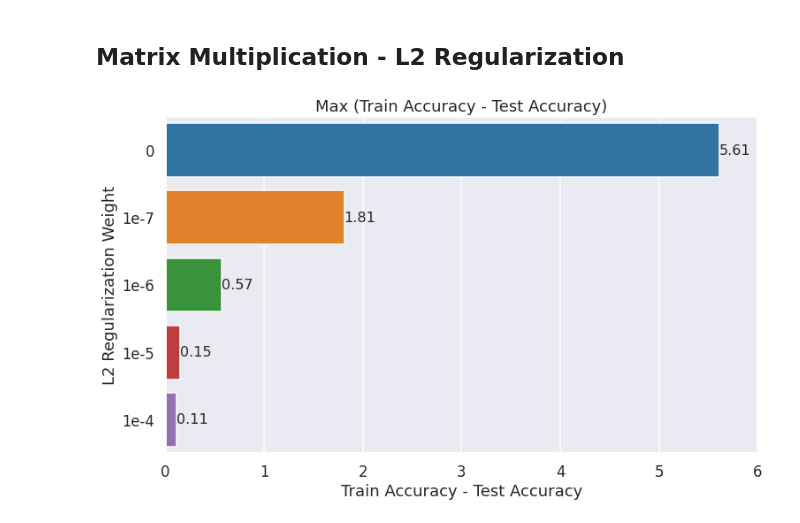
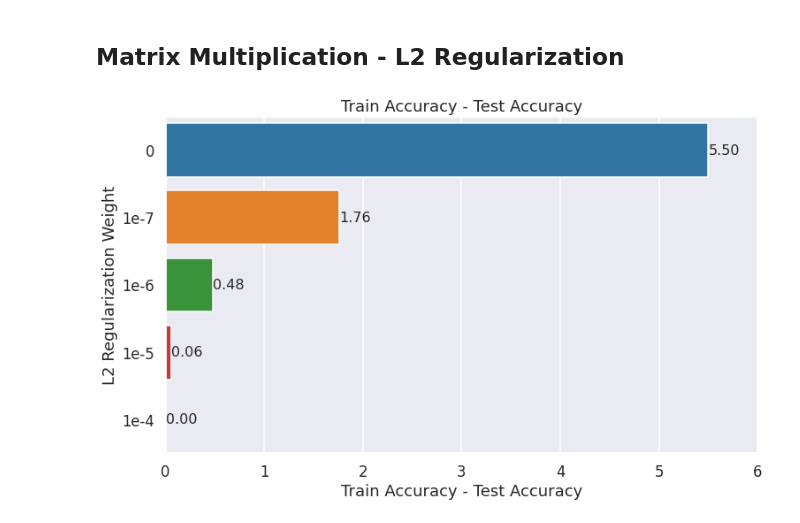
Before and after one commit to hardikp/movielens, a Jupyter notebook: logs/plot_datapoints.ipynb, the cells around one changed output. Cells and saved outputs as stored; diff of their text form; code cells hidden in the pictures.

Commit message:
Add new training runs and updated analysis notebook

```diff
--- a/logs/plot_datapoints.ipynb
+++ b/logs/plot_datapoints.ipynb
@@ -30,8 +30,10 @@ class Logs(object):
         return max(accuracies)
 
     def max_accuracy_diff(self):
-        diffs = [d.train_accuracy - d.test_accuracy for d in self.data]
-        return max(diffs)
+        """(Train Accuracy - Test Accuracy) when the test accuracy is highest"""
+        max_acc = self.max_test_accuracy()
+        diffs = [d.train_accuracy - d.test_accuracy for d in self.data if d.test_accuracy == max_acc]
+        return max(min(diffs), 0.0)
 
 
 
@@ -89,9 +91,10 @@ files = {
     'mf_50_512_0.001_128_0.0001_True': 'mf/mf_50_512_0.001_128_0.0001_True.txt',
 
     # With Genre + Year information
-    'mf_side_features_50_512_0.001_128_0.0': 'mf/mf_side_features_50_512_0.001_128_0.0.txt',
-    'mf_side_features_50_512_0.001_128_1e-7': 'mf/mf_side_features_50_512_0.001_128_1e-07.txt',
-    'mf_side_features_50_512_0.001_128_1e-6': 'mf/mf_side_features_50_512_0.001_128_1e-06.txt',
+    'mf_side_features_50_512_0.001_128_1e-06_True_False': 'mf/mf_side_features_50_512_0.001_128_1e-06_True_False.txt',
+    'mf_side_features_50_512_0.001_128_1e-05_True_False': 'mf/mf_side_features_50_512_0.001_128_1e-05_True_False.txt',
+    'mf_side_features_50_512_0.001_128_1e-06_True_True': 'mf/mf_side_features_50_512_0.001_128_1e-06_True_True.txt',
+    'mf_side_features_50_512_0.001_128_1e-05_True_True': 'mf/mf_side_features_50_512_0.001_128_1e-05_True_True.txt',
 }
 # %%
 def plot_multiple_epochs(labels, file_keys, epoch_offset, plot_label, plot_title):
@@ -214,13 +217,13 @@ plot_multiple_epochs(labels, file_keys, 0, 'learning_rate', 'Matrix Factorizatio
 # %%
 labels = ['0', '1e-7', '1e-6', '1e-5', '1e-4']
 file_keys = [
     'mf_50_512_0.001_128_0.0_False',
     'mf_50_512_0.001_128_1e-7_False',
     'mf_50_512_0.001_128_1e-6_False',
     'mf_50_512_0.001_128_1e-5_False',
     'mf_50_512_0.001_128_0.0001_False',
 ]
 accuracies = [get_data(files[file_key]).max_accuracy_diff() for file_key in file_keys]
-bar_plot(labels, accuracies, 'Train Accuracy - Test Accuracy', 'L2 Regularization Weight', 'Max (Train Accuracy - Test Accuracy)')
+bar_plot(labels, accuracies, 'Train Accuracy - Test Accuracy', 'L2 Regularization Weight', 'Train Accuracy - Test Accuracy')
 # %% [output]
-[figure, old version]
+[figure, new version]
```
Also changed, not shown: parts of 15 cells of this notebook, 7 other files.
